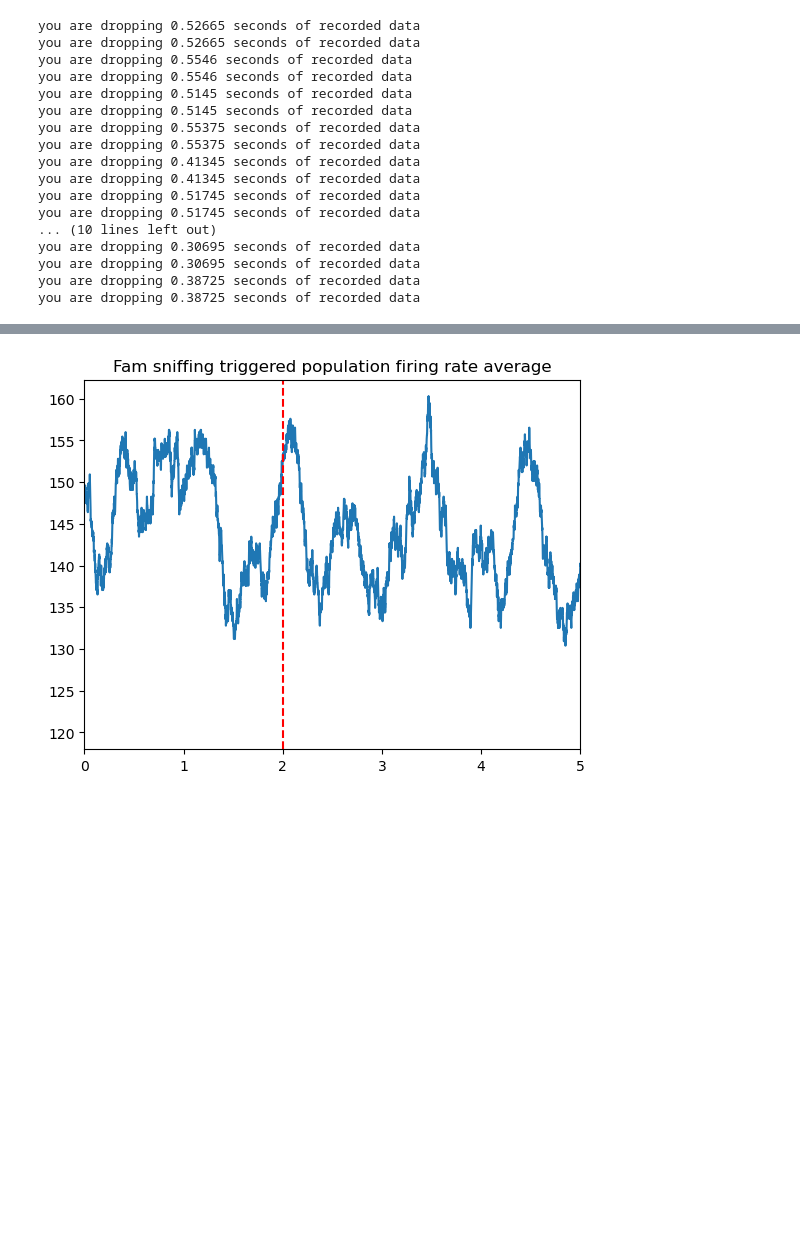
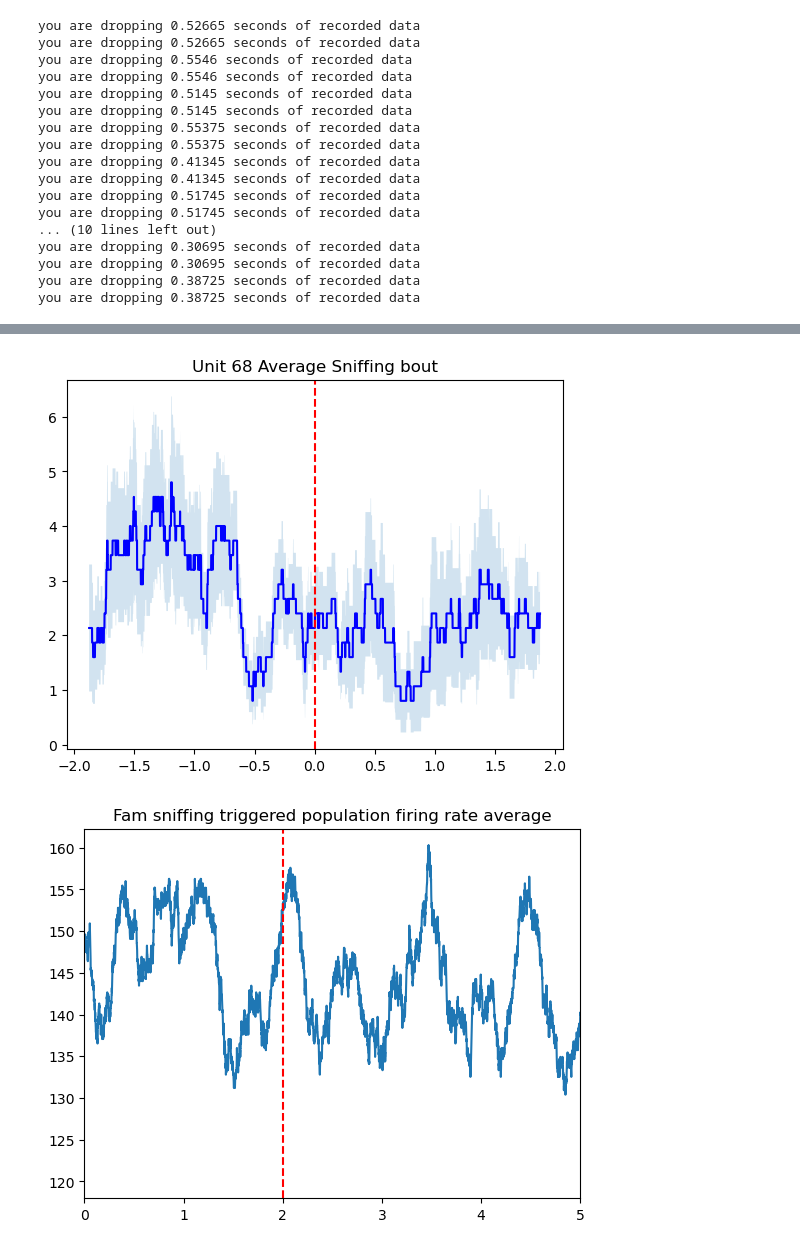
Before and after one commit to tomHep10/diff_fam_social_memory_ephys, a Jupyter notebook: Spike_analysis.ipynb, the cells around one changed output, grey strips where cells are left out. Cells and saved outputs as stored; diff of their text form; code cells hidden in the pictures; blank space fills up the shorter version.

```diff
--- a/Spike_analysis.ipynb
+++ b/Spike_analysis.ipynb
@@ -399,3 +453,17 @@ plt.show()
+# %%
+mean_arr = np.mean(unit_sniffing_rates_prewindow[68], axis = 0)
+sem_arr = sem(unit_sniffing_rates_prewindow[68], axis=0)
+pos_sem = mean_arr+sem_arr
+neg_sem = mean_arr-sem_arr
+sem_arr = sem(sniff_arr, axis=0)
+x = np.array  (range  (    -int(mean_arr.shape[0]/2),int(mean_arr.shape[0]/2)   )    )
+plt.plot(x*.001, mean_arr, c= 'b')
+plt.axvline(x=0, color='r', linestyle='--')
+plt.fill_between(x*.001, neg_sem, pos_sem, alpha=0.2)
+plt.title('Unit 68 Average Sniffing bout')
+plt.show()
+# %% [output]
+[figure, added]
 # %%
 mean_arr = np.mean(fam_event_firingrates, axis=0)
 sem_arr = sem(fam_event_firingrates, axis=0)
```
Also changed, not shown: parts of 9 cells of this notebook.
